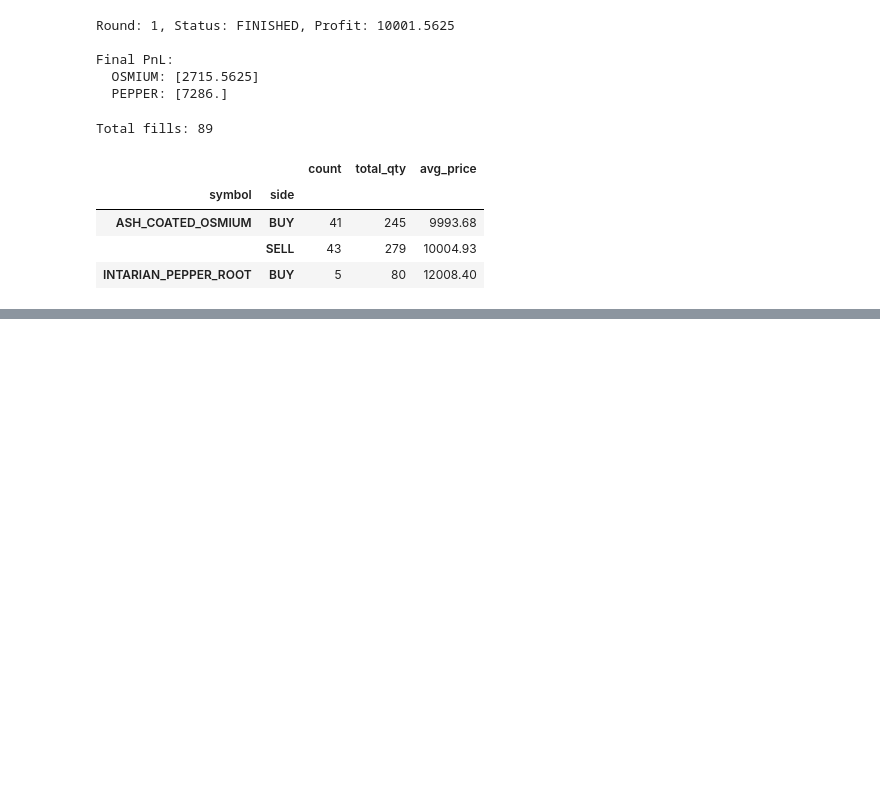
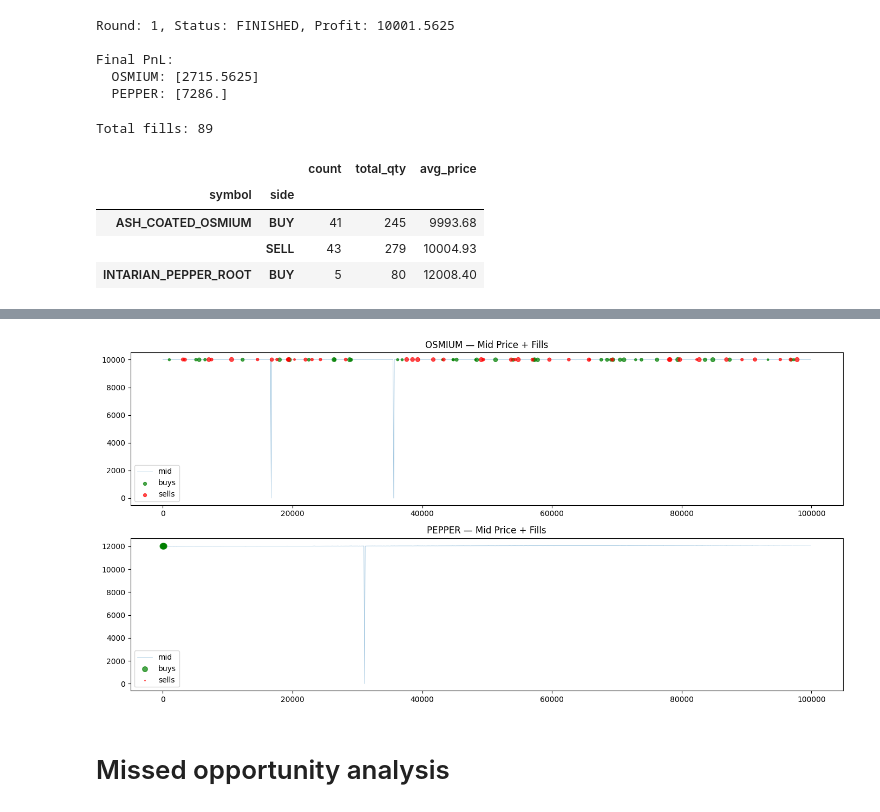
Before and after one commit to KurtisBauman/prosperity4, a Jupyter notebook: analysis/parse_log.ipynb, the cells around one changed output, grey strips where cells are left out. Cells and saved outputs as stored; diff of their text form; code cells hidden in the pictures; blank space fills up the shorter version.

```diff
--- a/analysis/parse_log.ipynb
+++ b/analysis/parse_log.ipynb
@@ -53,0 +86,26 @@ Total fills: 89
+# %%
+# Order book mid + fills overlay
+fig, axes = plt.subplots(2, 1, figsize=(14, 7))
+
+for ax, (name, sub, symbol) in [(axes[0], ("OSMIUM", sub_osmium, "ASH_COATED_OSMIUM")),
+                                  (axes[1], ("PEPPER", sub_pepper, "INTARIAN_PEPPER_ROOT"))]:
+    ax.plot(sub["timestamp"], sub["mid_price"], linewidth=0.5, alpha=0.5, label="mid")
+
+    sym_fills = fills[fills["symbol"] == symbol]
+    buys = sym_fills[sym_fills["side"] == "BUY"]
+    sells = sym_fills[sym_fills["side"] == "SELL"]
+
+    ax.scatter(buys["timestamp"], buys["price"], color="green", s=buys["quantity"]*3,
+               alpha=0.7, label="buys", zorder=5)
+    ax.scatter(sells["timestamp"], sells["price"], color="red", s=sells["quantity"]*3,
+               alpha=0.7, label="sells", zorder=5)
+
+    ax.set_title(f"{name} — Mid Price + Fills")
+    ax.legend()
+
+plt.tight_layout()
+plt.show()
+# %% [output]
+[figure, added]
+# %% [markdown]
+# Missed opportunity analysis
```
Also changed, not shown: parts of 4 cells of this notebook, 13 other files.
